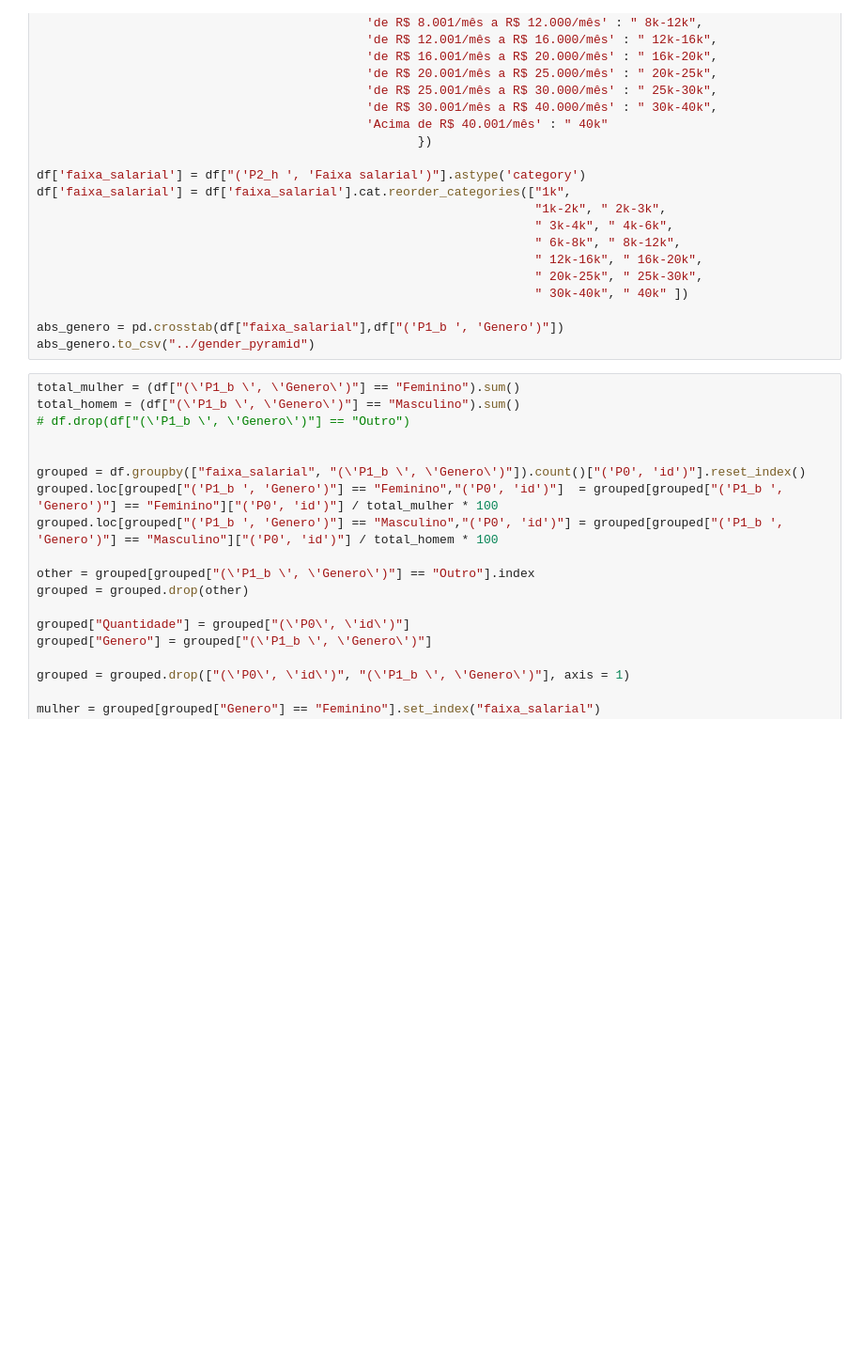
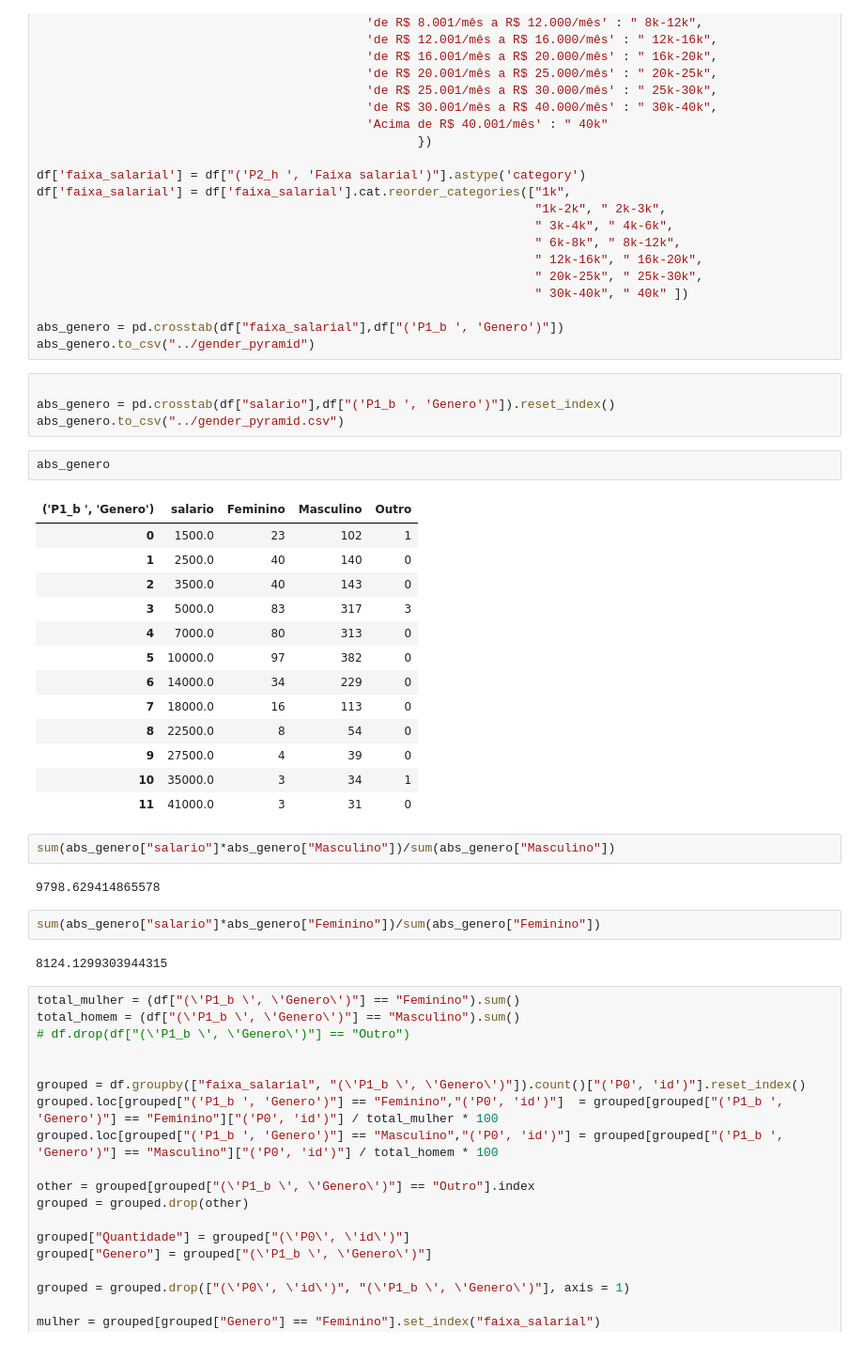
Before and after one commit to FGV-VIS-2025/tarefa-4-mulheres_no_mercado_brasileiro_de_dados, a Jupyter notebook: analise_exploratoria/analise_exploratoria.ipynb, the cells around one changed output. Shown at 94% size. Saved outputs shown, nothing was run; the diff lists cells and outputs as text; blank space fills up the shorter version.

```diff
--- a/analise_exploratoria/analise_exploratoria.ipynb
+++ b/analise_exploratoria/analise_exploratoria.ipynb
@@ -597,6 +679,34 @@ df['faixa_salarial'] = df['faixa_salarial'].cat.reorder_categories(["1k",
 
 abs_genero = pd.crosstab(df["faixa_salarial"],df["('P1_b ', 'Genero')"])
 abs_genero.to_csv("../gender_pyramid")
+# %%
+
+abs_genero = pd.crosstab(df["salario"],df["('P1_b ', 'Genero')"]).reset_index()
+abs_genero.to_csv("../gender_pyramid.csv")
+# %%
+abs_genero
+# %% [output]
+| ('P1_b ', 'Genero') | salario | Feminino | Masculino | Outro |
+| 0 | 1500.0 | 23 | 102 | 1 |
+| 1 | 2500.0 | 40 | 140 | 0 |
+| 2 | 3500.0 | 40 | 143 | 0 |
+| 3 | 5000.0 | 83 | 317 | 3 |
+| 4 | 7000.0 | 80 | 313 | 0 |
+| 5 | 10000.0 | 97 | 382 | 0 |
+| 6 | 14000.0 | 34 | 229 | 0 |
+| 7 | 18000.0 | 16 | 113 | 0 |
+| 8 | 22500.0 | 8 | 54 | 0 |
+| 9 | 27500.0 | 4 | 39 | 0 |
+| 10 | 35000.0 | 3 | 34 | 1 |
+| 11 | 41000.0 | 3 | 31 | 0 |
+# %%
+sum(abs_genero["salario"]*abs_genero["Masculino"])/sum(abs_genero["Masculino"])
+# %% [output]
+9798.629414865578
+# %%
+sum(abs_genero["salario"]*abs_genero["Feminino"])/sum(abs_genero["Feminino"])
+# %% [output]
+8124.1299303944315
 # %%
 total_mulher = (df["(\'P1_b \', \'Genero\')"] == "Feminino").sum()
 total_homem = (df["(\'P1_b \', \'Genero\')"] == "Masculino").sum()
```
Also changed, not shown: parts of 9 cells of this notebook.
